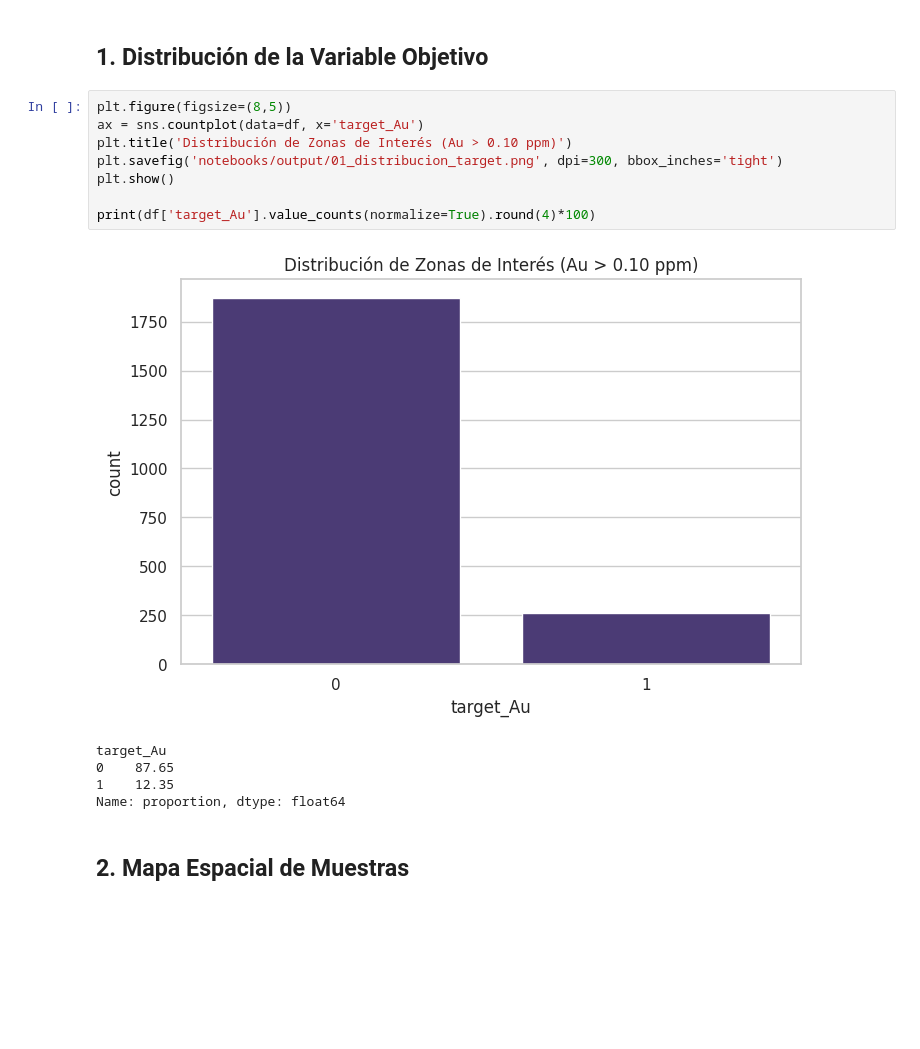
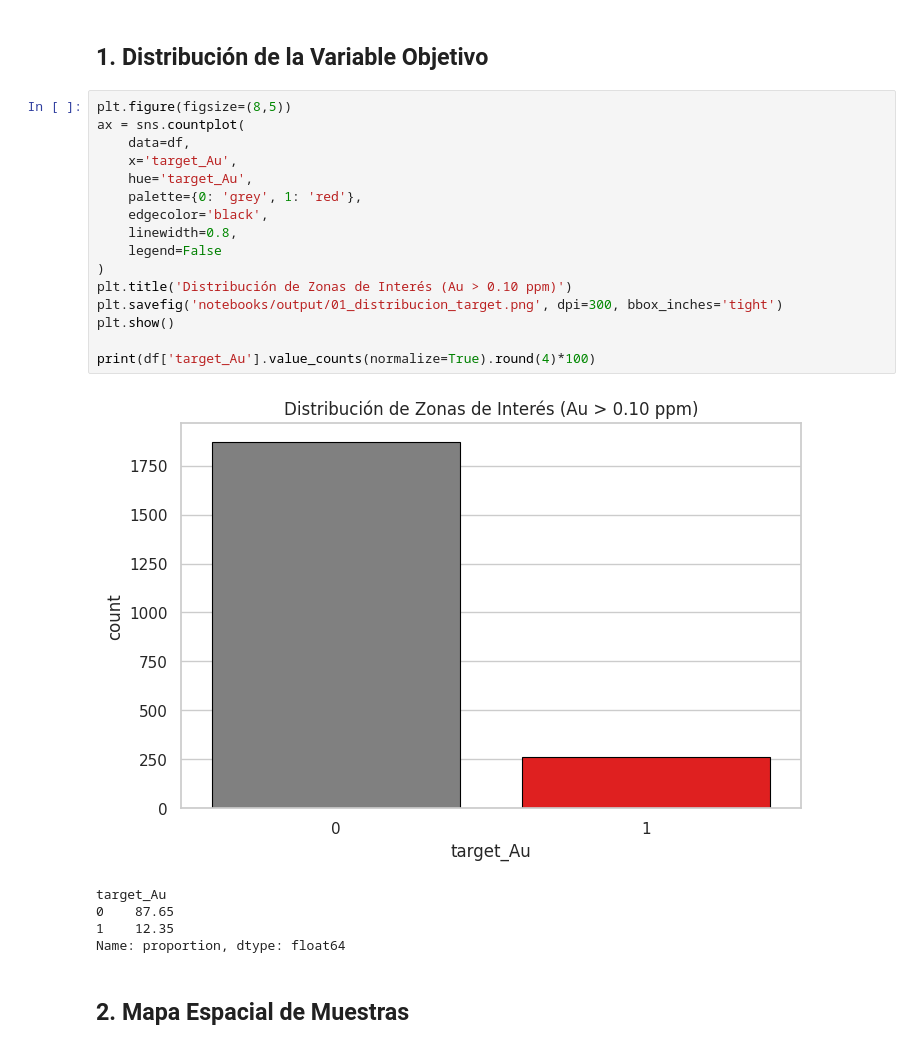
Before and after one commit to Fernando-Huaman/proyecto-zona-interes-Au, a Jupyter notebook: notebooks/EDA.ipynb, the cells around one changed output. Drawn from its saved outputs; the diff is of its cells as text; blank space fills up the shorter version.

```diff
--- a/notebooks/EDA.ipynb
+++ b/notebooks/EDA.ipynb
@@ -38,14 +38,22 @@ Dataset cargado - Dimensiones: (2137, 51)
 ## 1. Distribución de la Variable Objetivo
 # %%
 plt.figure(figsize=(8,5))
-ax = sns.countplot(data=df, x='target_Au')
+ax = sns.countplot(
+    data=df,
+    x='target_Au',
+    hue='target_Au',
+    palette={0: 'grey', 1: 'red'},
+    edgecolor='black',
+    linewidth=0.8,
+    legend=False
+)
 plt.title('Distribución de Zonas de Interés (Au > 0.10 ppm)')
 plt.savefig('notebooks/output/01_distribucion_target.png', dpi=300, bbox_inches='tight')
 plt.show()
 
 print(df['target_Au'].value_counts(normalize=True).round(4)*100)
 # %% [output]
-[figure, old version]
+[figure, new version]
 target_Au
 0    87.65
 1    12.35
```
Also changed, not shown: parts of 7 cells of this notebook, 9 other files.
